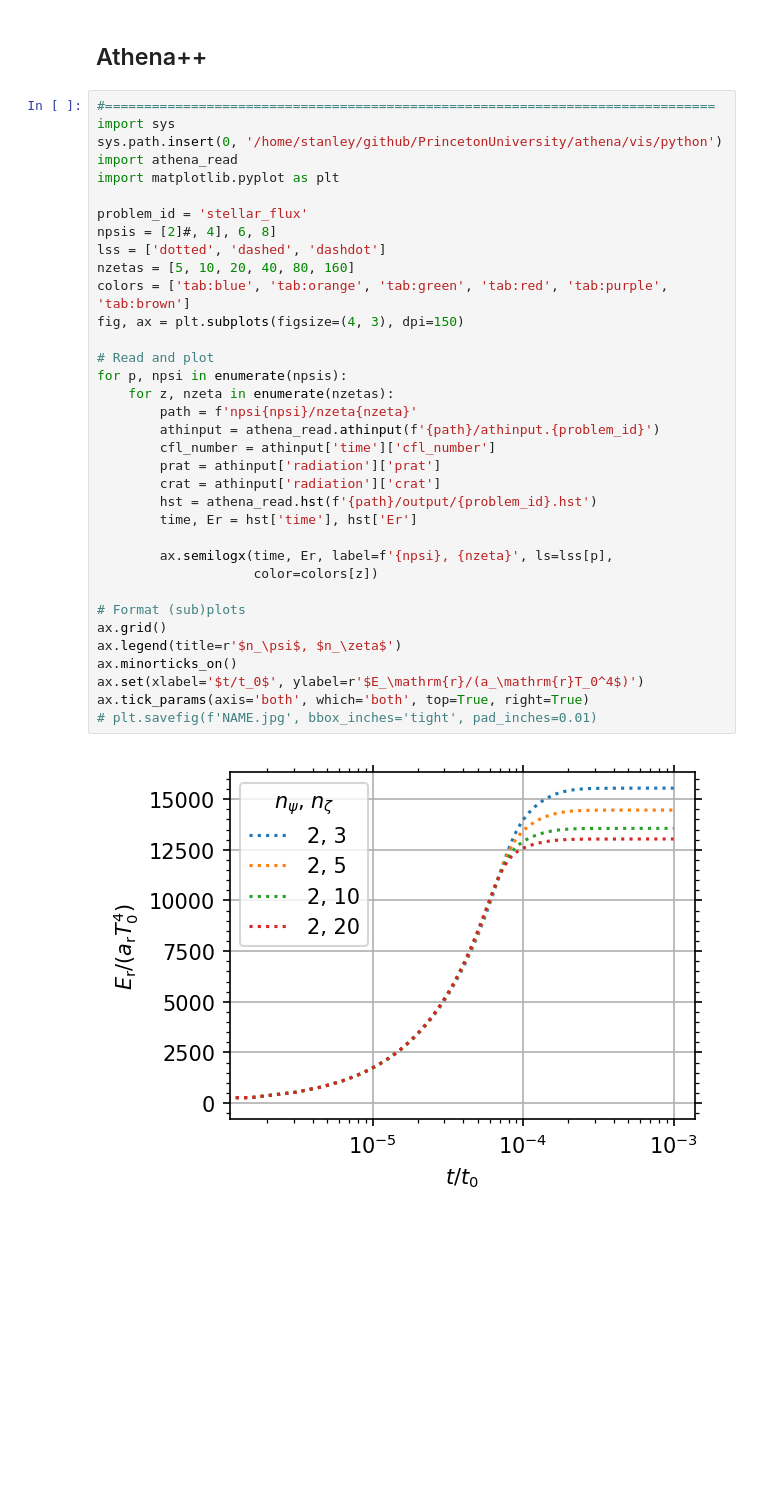
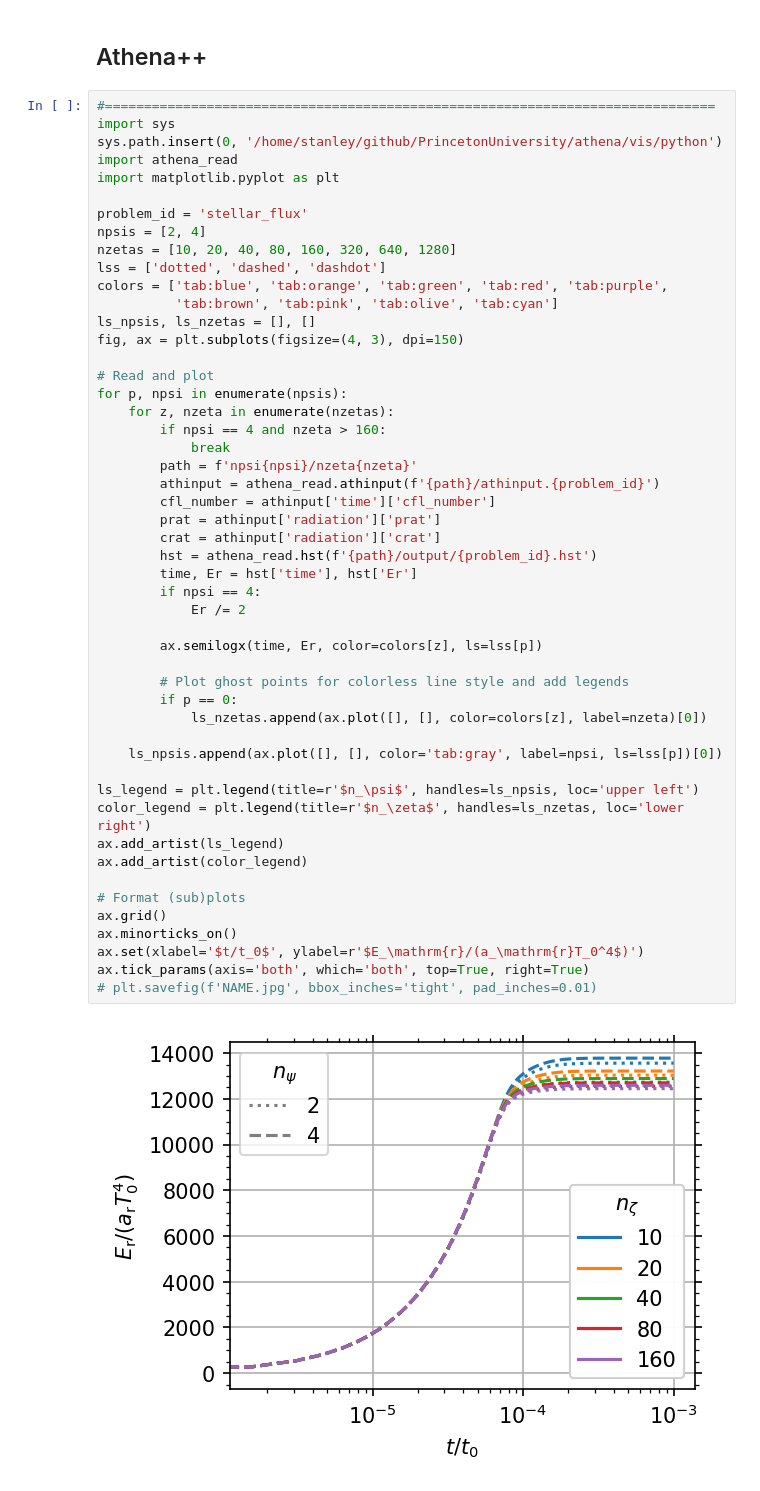
Before and after one commit to sabaronett/rad-hydro, a Jupyter notebook: athena/dev/stellar_flux/StellarFlux.ipynb, the cells around one changed output. Drawn from its saved outputs; the diff is of its cells as text; blank space fills up the shorter version.

```diff
--- a/athena/dev/stellar_flux/StellarFlux.ipynb
+++ b/athena/dev/stellar_flux/StellarFlux.ipynb
@@ -299,40 +299,55 @@ F(10 au) = 1.3e+04 erg/cm^2/s = 13.13 W/m^2
 # %%
 #==============================================================================
 import sys
 sys.path.insert(0, '/home/stanley/github/PrincetonUniversity/athena/vis/python')
 import athena_read
 import matplotlib.pyplot as plt
 
 problem_id = 'stellar_flux'
-npsis = [2]#, 4], 6, 8]
+npsis = [2, 4]
+nzetas = [10, 20, 40, 80, 160, 320, 640, 1280]
 lss = ['dotted', 'dashed', 'dashdot']
-nzetas = [5, 10, 20, 40, 80, 160]
-colors = ['tab:blue', 'tab:orange', 'tab:green', 'tab:red', 'tab:purple', 'tab:brown']
+colors = ['tab:blue', 'tab:orange', 'tab:green', 'tab:red', 'tab:purple',
+          'tab:brown', 'tab:pink', 'tab:olive', 'tab:cyan']
+ls_npsis, ls_nzetas = [], []
 fig, ax = plt.subplots(figsize=(4, 3), dpi=150)
 
 # Read and plot
 for p, npsi in enumerate(npsis):
     for z, nzeta in enumerate(nzetas):
+        if npsi == 4 and nzeta > 160:
+            break
         path = f'npsi{npsi}/nzeta{nzeta}'
         athinput = athena_read.athinput(f'{path}/athinput.{problem_id}')
         cfl_number = athinput['time']['cfl_number']
         prat = athinput['radiation']['prat']
         crat = athinput['radiation']['crat']
         hst = athena_read.hst(f'{path}/output/{problem_id}.hst')
         time, Er = hst['time'], hst['Er']
+        if npsi == 4:
+            Er /= 2
 
-        ax.semilogx(time, Er, label=f'{npsi}, {nzeta}', ls=lss[p],
-                    color=colors[z])
+        ax.semilogx(time, Er, color=colors[z], ls=lss[p])
+
+        # Plot ghost points for colorless line style and add legends
+        if p == 0:
+            ls_nzetas.append(ax.plot([], [], color=colors[z], label=nzeta)[0])
+
+    ls_npsis.append(ax.plot([], [], color='tab:gray', label=npsi, ls=lss[p])[0])
+
+ls_legend = plt.legend(title=r'$n_\psi$', handles=ls_npsis, loc='upper left')
+color_legend = plt.legend(title=r'$n_\zeta$', handles=ls_nzetas, loc='lower right')
+ax.add_artist(ls_legend)
+ax.add_artist(color_legend)
 
 # Format (sub)plots
 ax.grid()
-ax.legend(title=r'$n_\psi$, $n_\zeta$')
 ax.minorticks_on()
 ax.set(xlabel='$t/t_0$', ylabel=r'$E_\mathrm{r}/(a_\mathrm{r}T_0^4$)')
 ax.tick_params(axis='both', which='both', top=True, right=True)
 # plt.savefig(f'NAME.jpg', bbox_inches='tight', pad_inches=0.01)
 # %% [output]
-[figure, old version]
+[figure, new version]
 # %%
 #==============================================================================
 import sys
```
Also changed, not shown: parts of 4 cells of this notebook.
